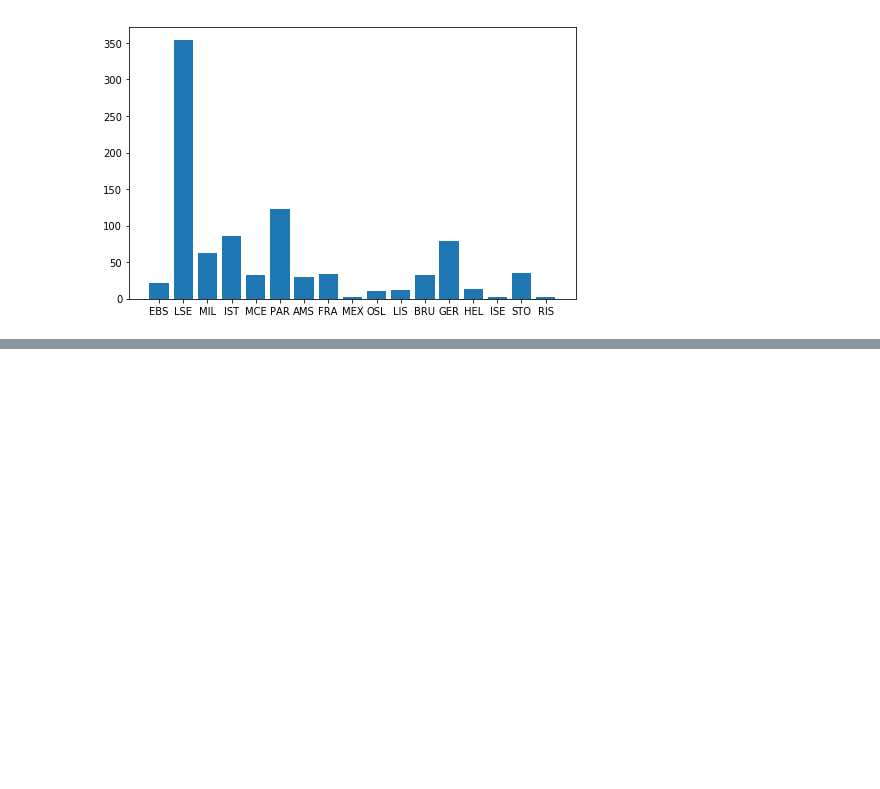
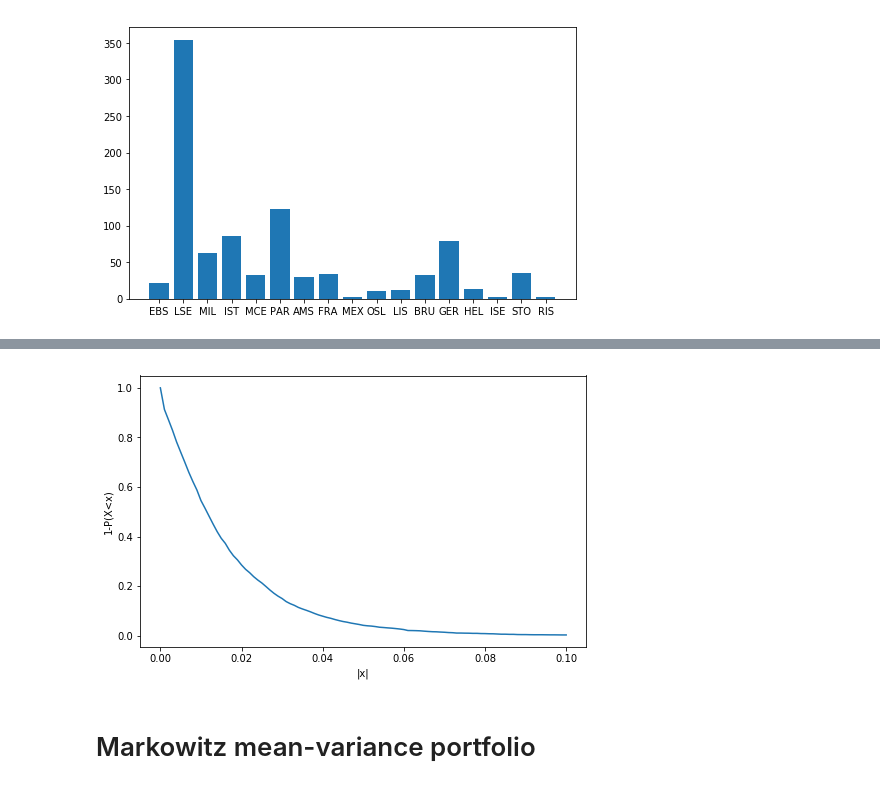
Before and after one commit to xiaohai12/sea-forest, a Jupyter notebook: project.ipynb, the cells around one changed output, grey strips where cells are left out. Drawn from its saved outputs; the diff is of its cells as text; code cells hidden in the pictures; blank space fills up the shorter version.

Commit message:
mok-mean-var

```diff
--- a/project.ipynb
+++ b/project.ipynb
@@ -358,0 +243,21 @@ plt.show()
+# %%
+data_acc = abs(np.array(log_return.iloc[1:,1]))
+
+xdata = np.arange(0,0.101,0.001)
+# %%
+def cdf(data):
+    CDF = []
+    length = xdata.size
+    for i in range(length):
+        fre = (data<xdata[i]).sum()
+        CDF.append(1-fre/len(data))
+    return CDF
+fig,ax = plt.subplots(figsize=(8,5))
+plt.plot(xdata,cdf(data_acc))
+ax.set_xlabel('|x|')
+ax.set_ylabel('1-P(X<x)')
+fig.savefig('figure/cdf_fig')
+# %% [output]
+[figure, added]
+# %% [markdown]
+# Markowitz  mean-variance portfolio
```
Also changed, not shown: parts of 66 cells of this notebook, 4 other files.
